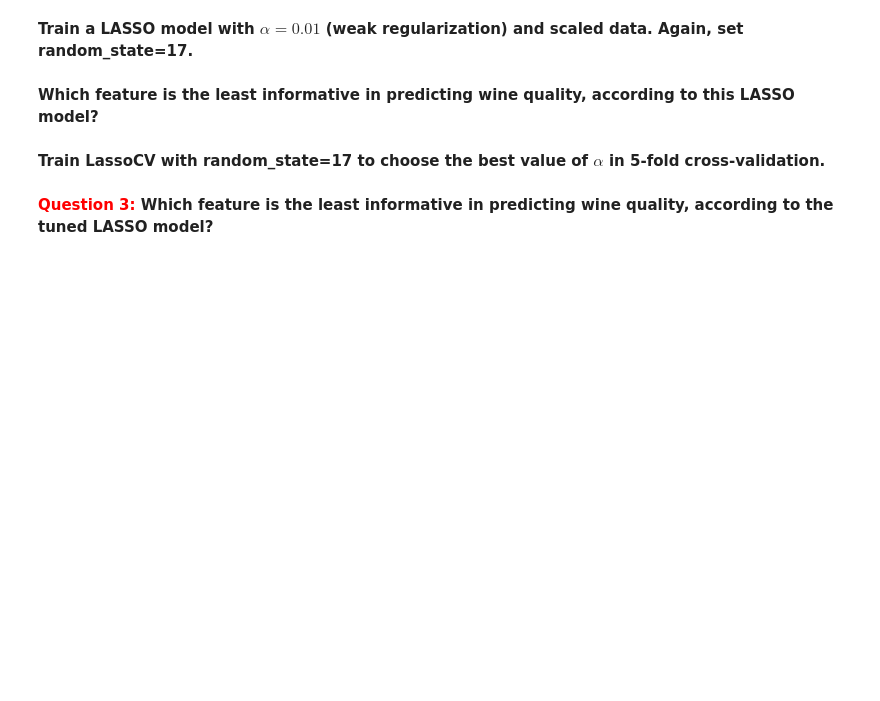
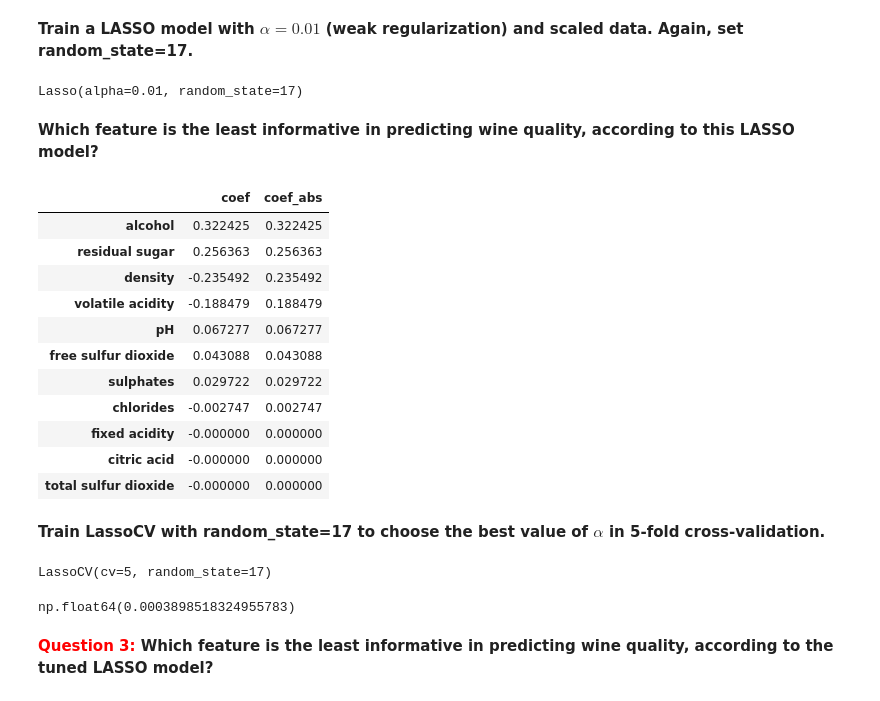
Before and after one commit to baha-celik-acn/internship-deliverables, a Jupyter notebook: mlcourse/topic_4_assignment.ipynb, the cells around one changed output. Drawn from its saved outputs; the diff is of its cells as text; code cells hidden in the pictures; blank space fills up the shorter version.

```diff
--- a/mlcourse/topic_4_assignment.ipynb
+++ b/mlcourse/topic_4_assignment.ipynb
@@ -101,2 +113,7 @@ Mean squared error (test): 0.5542927330136753
+# %%
+lasso1 = Lasso(alpha=0.01, random_state=17)
+lasso1.fit(X_train_scaled, y_train)
+# %% [output]
+Lasso(alpha=0.01, random_state=17)
 # %% [markdown]
 **Which feature is the least informative in predicting wine quality, according to this LASSO model?**
@@ -106,6 +120,26 @@ Mean squared error (test): 0.5542927330136753
+# %%
+lasso1_coef = pd.DataFrame({'coef': lasso1.coef_, 'coef_abs': np.abs(lasso1.coef_)},
+                        index=data.columns.drop('quality'))
+lasso1_coef.sort_values(by='coef_abs', ascending=False)
+#fixed acidity, citric acid, total sulfur dioxide.
+# %% [output]
+|  | coef | coef_abs |
+| alcohol | 0.322425 | 0.322425 |
+| residual sugar | 0.256363 | 0.256363 |
+| density | -0.235492 | 0.235492 |
+| volatile acidity | -0.188479 | 0.188479 |
+| pH | 0.067277 | 0.067277 |
+| free sulfur dioxide | 0.043088 | 0.043088 |
+| sulphates | 0.029722 | 0.029722 |
+| chlorides | -0.002747 | 0.002747 |
+| fixed acidity | -0.000000 | 0.000000 |
+| citric acid | -0.000000 | 0.000000 |
+| total sulfur dioxide | -0.000000 | 0.000000 |
 # %% [markdown]
 **Train LassoCV with random_state=17 to choose the best value of $\alpha$ in 5-fold cross-validation.**
 # %%
-# alphas = np.logspace(-6, 2, 200)
-# lasso_cv = LassoCV # you code here
-# lasso_cv.fit # you code here
+alphas = np.logspace(-6, 2, 200)
+lasso_cv = LassoCV(cv=5, random_state=17) # you code here
+lasso_cv.fit(X_train_scaled,y_train) # you code here
+# %% [output]
+LassoCV(cv=5, random_state=17)
@@ -114,2 +146,6 @@ Mean squared error (test): 0.5542927330136753
+# %%
+lasso_cv.alpha_
+# %% [output]
+np.float64(0.0003898518324955783)
 # %% [markdown]
 **<font color='red'>Question 3:</font> Which feature is the least informative in predicting wine quality, according to the tuned LASSO model?**
```
Also changed, not shown: parts of 9 cells of this notebook.
